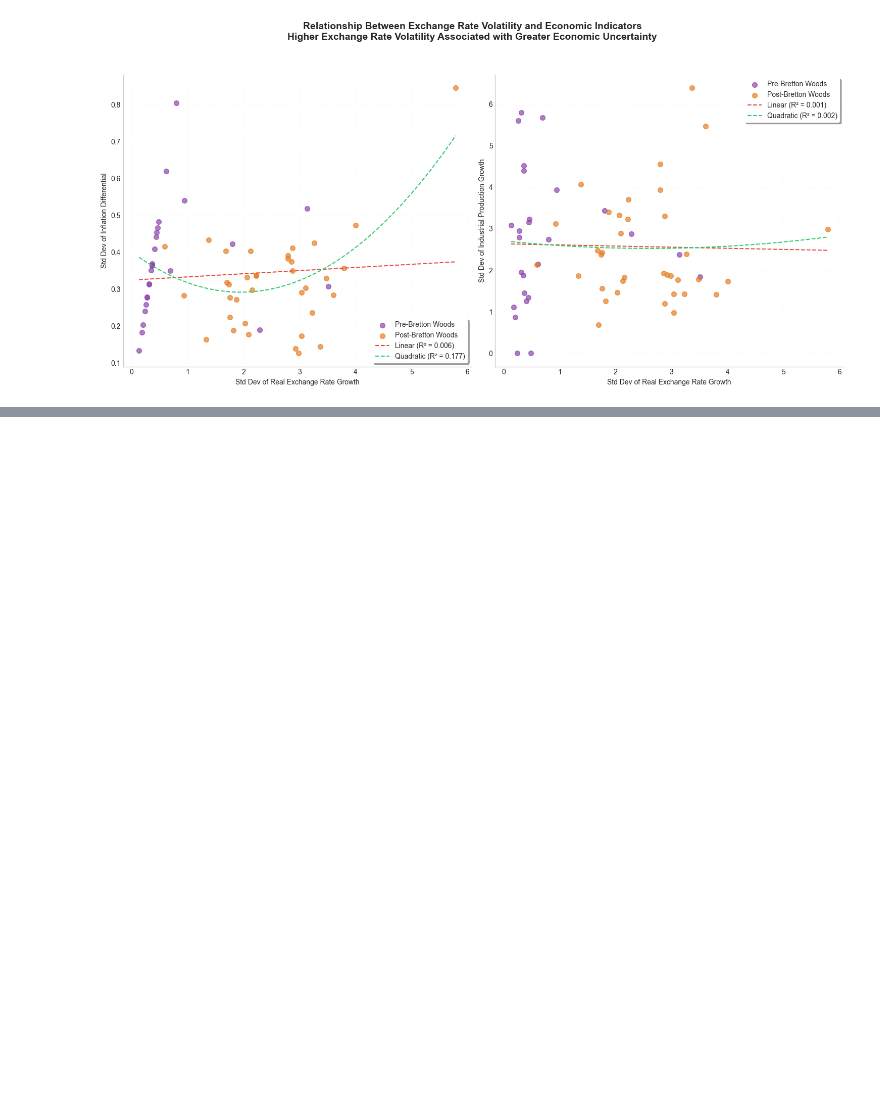
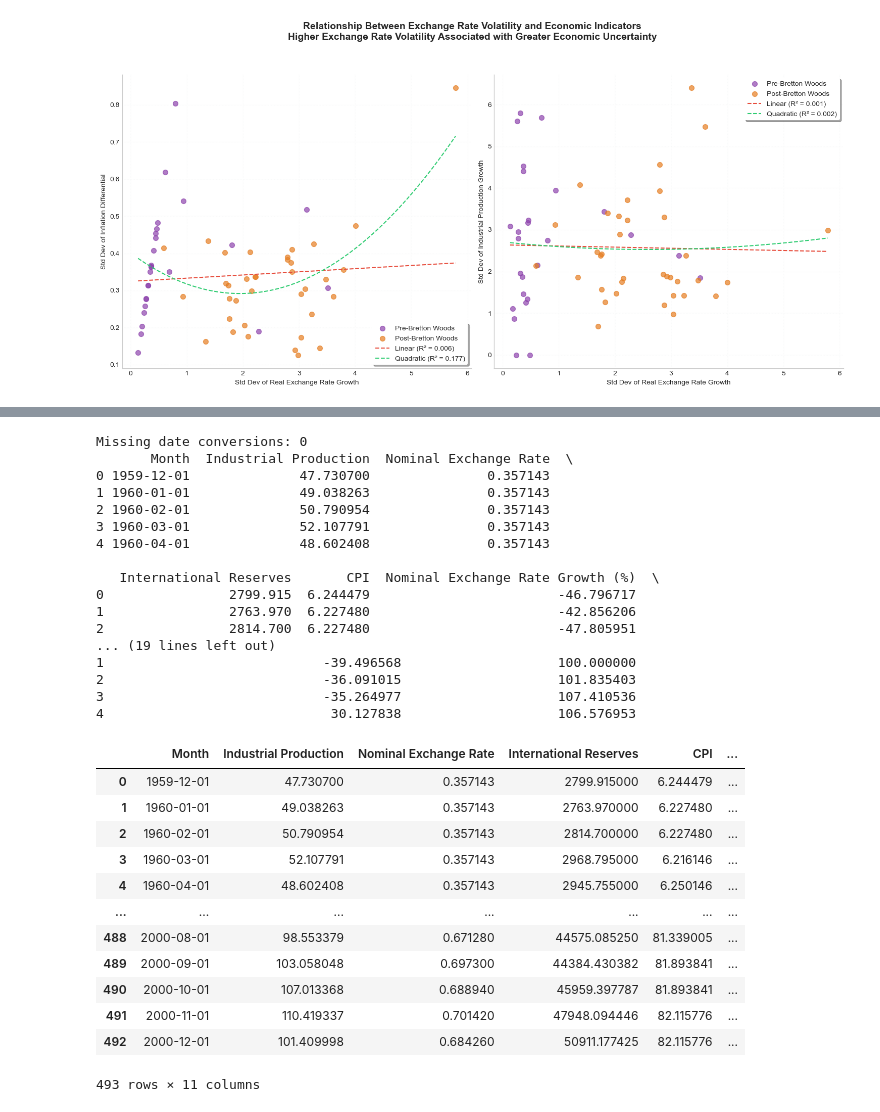
Before and after one commit to EC1B1-Macro-Project/Germany_Coursework, a Jupyter notebook: code/NB00.ipynb, the cells around one changed output, grey strips where cells are left out. Saved outputs shown, nothing was run; the diff lists cells and outputs as text; code cells hidden in the pictures; blank space fills up the shorter version.

```diff
--- a/code/NB00.ipynb
+++ b/code/NB00.ipynb
@@ -1132,0 +1119,20 @@ plt.show()
+# %%
+# Rename the first column to 'Month'
+df_UK.rename(columns={df_UK.columns[0]: 'Month'}, inplace=True)
+
+# Rename the unnamed columns
+df_UK.rename(columns={
+    'Unnamed: 1': 'Industrial Production',
+    'Unnamed: 2': 'Nominal Exchange Rate',
+    'Unnamed: 3': 'International Reserves',
+    'Unnamed: 4': 'CPI'
+}, inplace=True)
+
+# Delete the first two rows
+df_UK = df_UK.drop([0, 1])
+
+# Reset the index
+df_UK.reset_index(drop=True, inplace=True)
+
+# Display the cleaned DataFrame
+df_UK
@@ -1132,0 +1209,47 @@ plt.show()
+# %%
+import pandas as pd
+
+# Ensure Month column is in datetime format
+df_UK["Month"] = pd.to_datetime(df_UK["Month"], format="%b %Y", errors="coerce")
+
+# Check if any dates failed conversion (i.e., NaT values)
+print("Missing date conversions:", df_UK["Month"].isna().sum())
+
+# Sort by Month column in ascending order
+df_UK = df_UK.sort_values("Month").reset_index(drop=True)
+
+# Display first few rows to confirm Dec 1959 appears
+print(df_UK.head())
+
+df_UK
+# %% [output]
+Missing date conversions: 0
+       Month  Industrial Production  Nominal Exchange Rate  \
+0 1959-12-01              47.730700               0.357143
+1 1960-01-01              49.038263               0.357143
+2 1960-02-01              50.790954               0.357143
+3 1960-03-01              52.107791               0.357143
+4 1960-04-01              48.602408               0.357143
+
+   International Reserves       CPI  Nominal Exchange Rate Growth (%)  \
+0                2799.915  6.244479                        -46.796717
+1                2763.970  6.227480                        -42.856206
+2                2814.700  6.227480                        -47.805951
+... (19 lines left out)
+1                            -39.496568                    100.000000
+2                            -36.091015                    101.835403
+3                            -35.264977                    107.410536
+4                             30.127838                    106.576953
+|  | Month | Industrial Production | Nominal Exchange Rate | International Reserves | CPI | ... |
+| 0 | 1959-12-01 | 47.730700 | 0.357143 | 2799.915000 | 6.244479 | ... |
+| 1 | 1960-01-01 | 49.038263 | 0.357143 | 2763.970000 | 6.227480 | ... |
+| 2 | 1960-02-01 | 50.790954 | 0.357143 | 2814.700000 | 6.227480 | ... |
+| 3 | 1960-03-01 | 52.107791 | 0.357143 | 2968.795000 | 6.216146 | ... |
+| 4 | 1960-04-01 | 48.602408 | 0.357143 | 2945.755000 | 6.250146 | ... |
+| ... | ... | ... | ... | ... | ... | ... |
+| 488 | 2000-08-01 | 98.553379 | 0.671280 | 44575.085250 | 81.339005 | ... |
+| 489 | 2000-09-01 | 103.058048 | 0.697300 | 44384.430382 | 81.893841 | ... |
+| 490 | 2000-10-01 | 107.013368 | 0.688940 | 45959.397787 | 81.893841 | ... |
+| 491 | 2000-11-01 | 110.419337 | 0.701420 | 47948.094446 | 82.115776 | ... |
+| 492 | 2000-12-01 | 101.409998 | 0.684260 | 50911.177425 | 82.115776 | ... |
+493 rows × 11 columns
```
Also changed, not shown: parts of 26 cells of this notebook, 3 other files.
